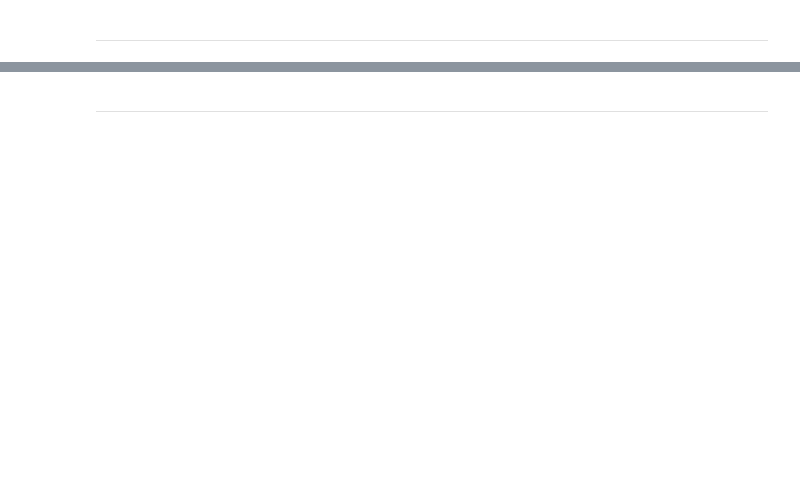
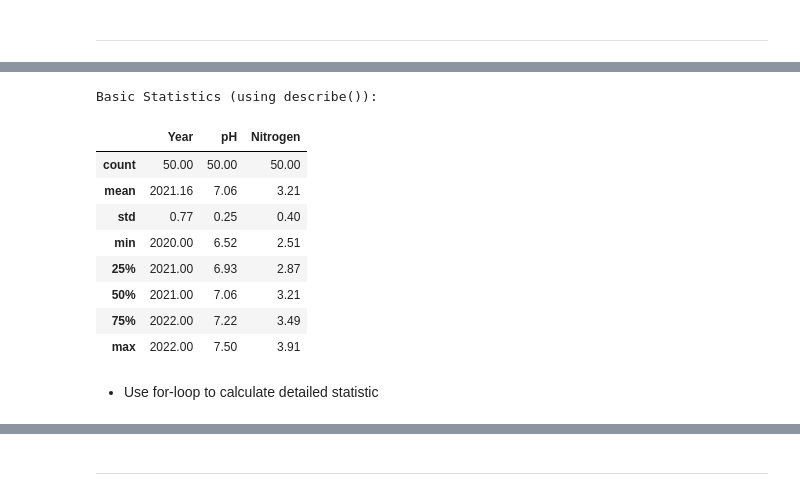
Before and after one commit to datasafariio/AI-bootcamp-fall2025, a Jupyter notebook: Session4/Session4_Exploratory_Data_Analysis_and_Visualization.ipynb, the cells around one changed output, grey strips where cells are left out. Saved outputs shown, nothing was run; the diff lists cells and outputs as text; code cells hidden in the pictures; blank space fills up the shorter version.

```diff
--- a/Session4/Session4_Exploratory_Data_Analysis_and_Visualization.ipynb
+++ b/Session4/Session4_Exploratory_Data_Analysis_and_Visualization.ipynb
@@ -55,0 +162,18 @@ Using your dataset (e.g. a Tanzanian financial survey), compute summary stats fo
+# %%
+# Using df.describe() for quick overview
+summary_stats = df_soil.describe().round(2)
+print("\nBasic Statistics (using describe()):")
+summary_stats
+# %% [output]
+Basic Statistics (using describe()):
+|  | Year | pH | Nitrogen |
+| count | 50.00 | 50.00 | 50.00 |
+| mean | 2021.16 | 7.06 | 3.21 |
+| std | 0.77 | 0.25 | 0.40 |
+| min | 2020.00 | 6.52 | 2.51 |
+| 25% | 2021.00 | 6.93 | 2.87 |
+| 50% | 2021.00 | 7.06 | 3.21 |
+| 75% | 2022.00 | 7.22 | 3.49 |
+| max | 2022.00 | 7.50 | 3.91 |
+# %% [markdown]
+- Use for-loop to calculate detailed statistic
```
Also changed, not shown: parts of 21 cells of this notebook, 3 other files.
